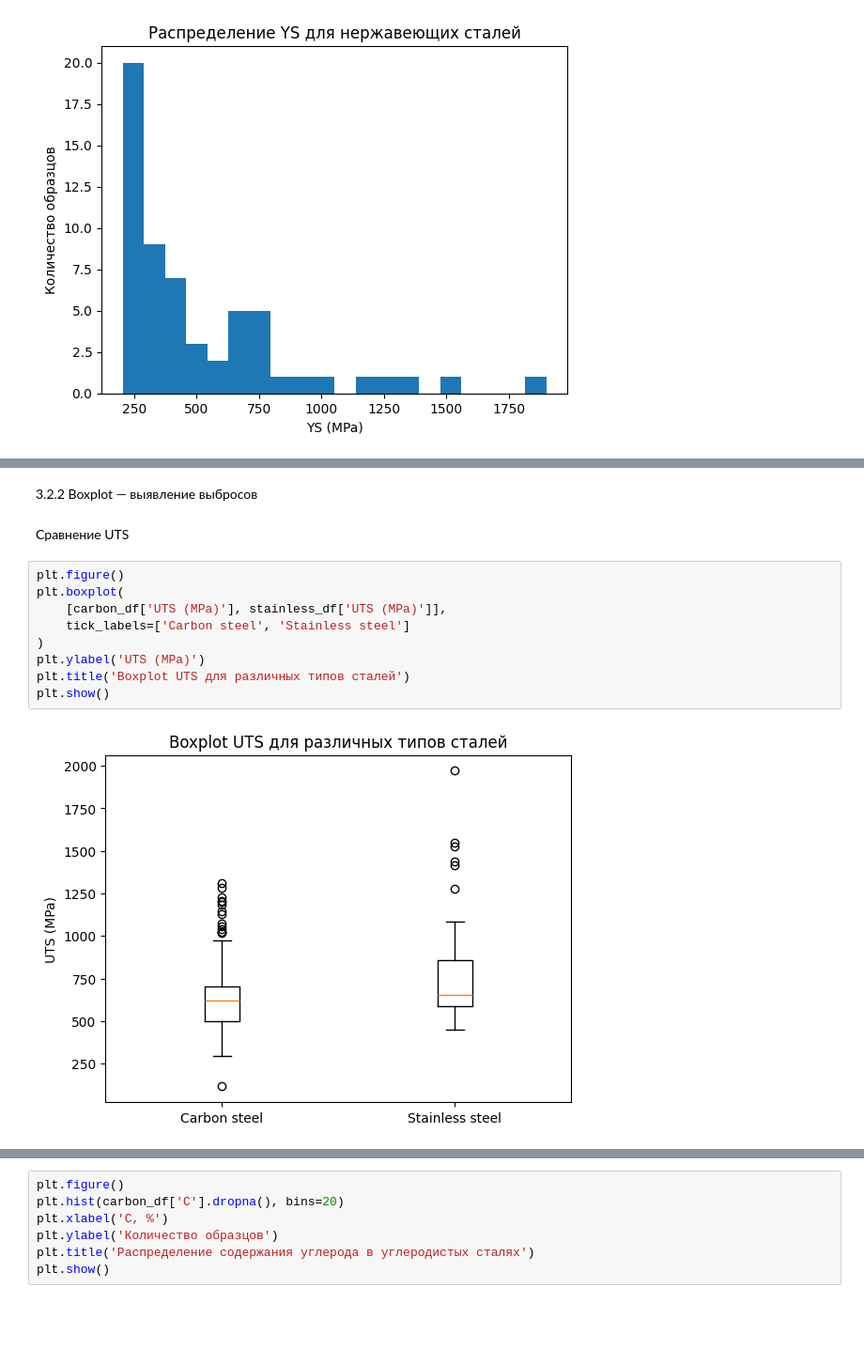
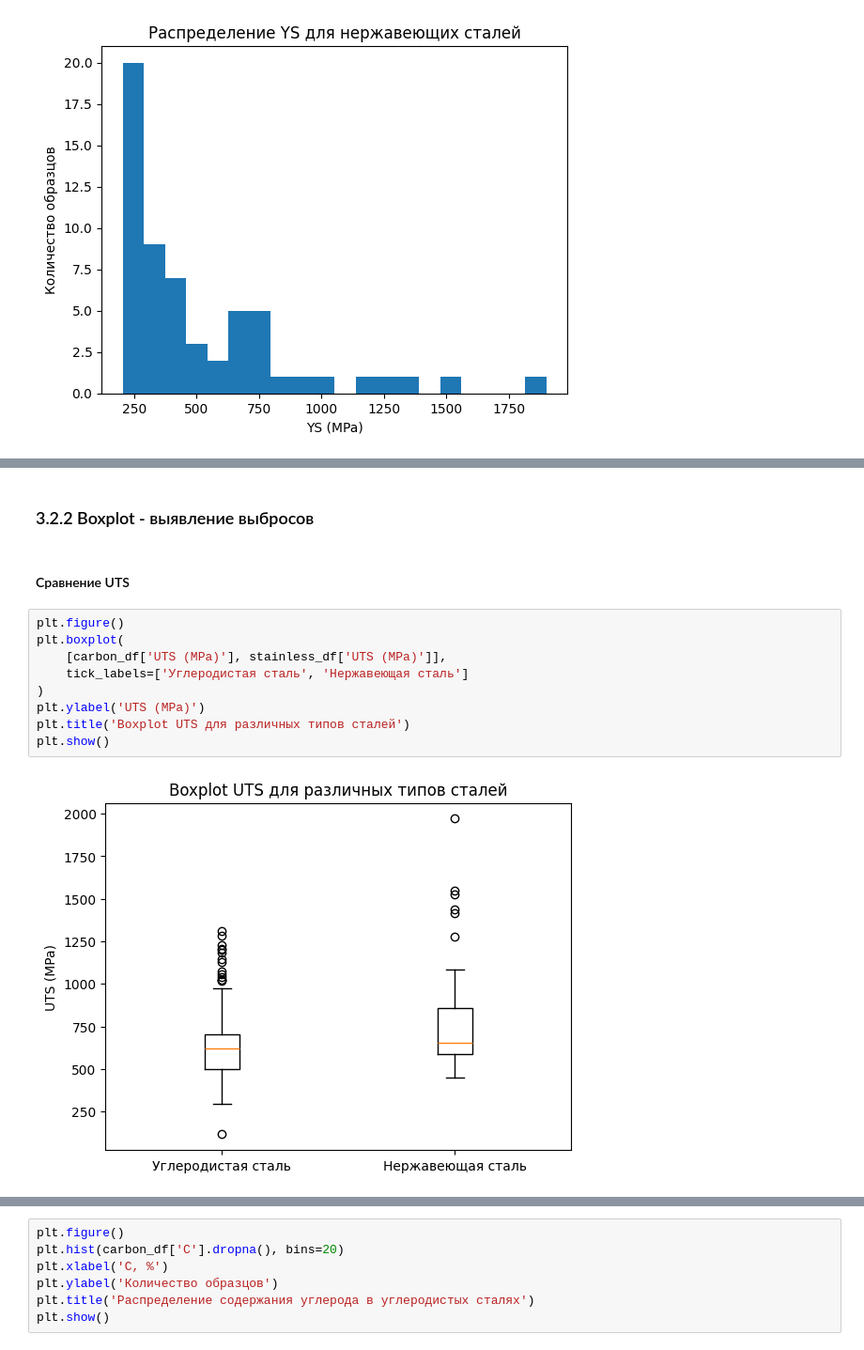
Before and after one commit to IlyaSv1/steel_predictor_app, a Jupyter notebook: data_analysis/analysis.ipynb, the cells around one changed output, grey strips where cells are left out. Shown at 94% size. Saved outputs shown, nothing was run; the diff lists cells and outputs as text; blank space fills up the shorter version.

```diff
--- a/data_analysis/analysis.ipynb
+++ b/data_analysis/analysis.ipynb
@@ -268,15 +344,15 @@ plt.show()
 # %% [markdown]
-3.2.2 Boxplot — выявление выбросов
+### 3.2.2 Boxplot - выявление выбросов
 # %% [markdown]
-Сравнение UTS
+#### Сравнение UTS
 # %%
 plt.figure()
 plt.boxplot(
     [carbon_df['UTS (MPa)'], stainless_df['UTS (MPa)']],
-    tick_labels=['Carbon steel', 'Stainless steel']
+    tick_labels=['Углеродистая сталь', 'Нержавеющая сталь']
 )
 plt.ylabel('UTS (MPa)')
 plt.title('Boxplot UTS для различных типов сталей')
 plt.show()
 # %% [output]
-[figure, old version]
+[figure, new version]
```
Also changed, not shown: parts of 52 cells of this notebook.
